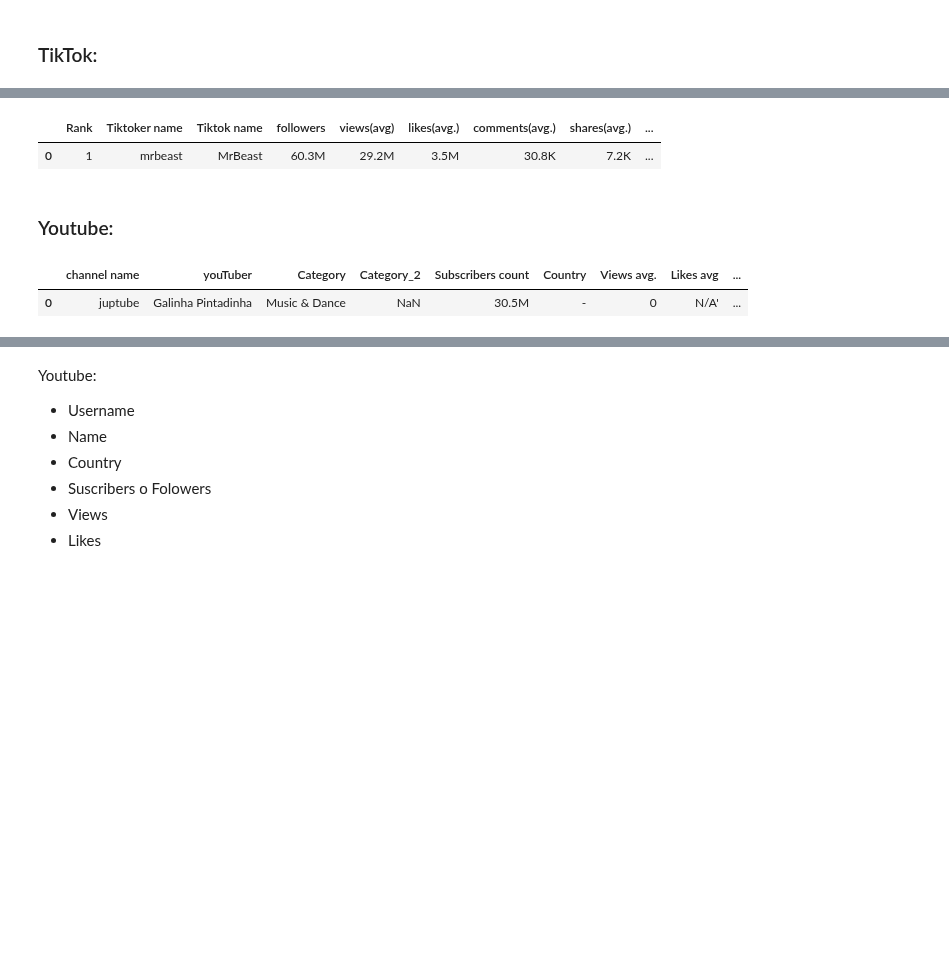
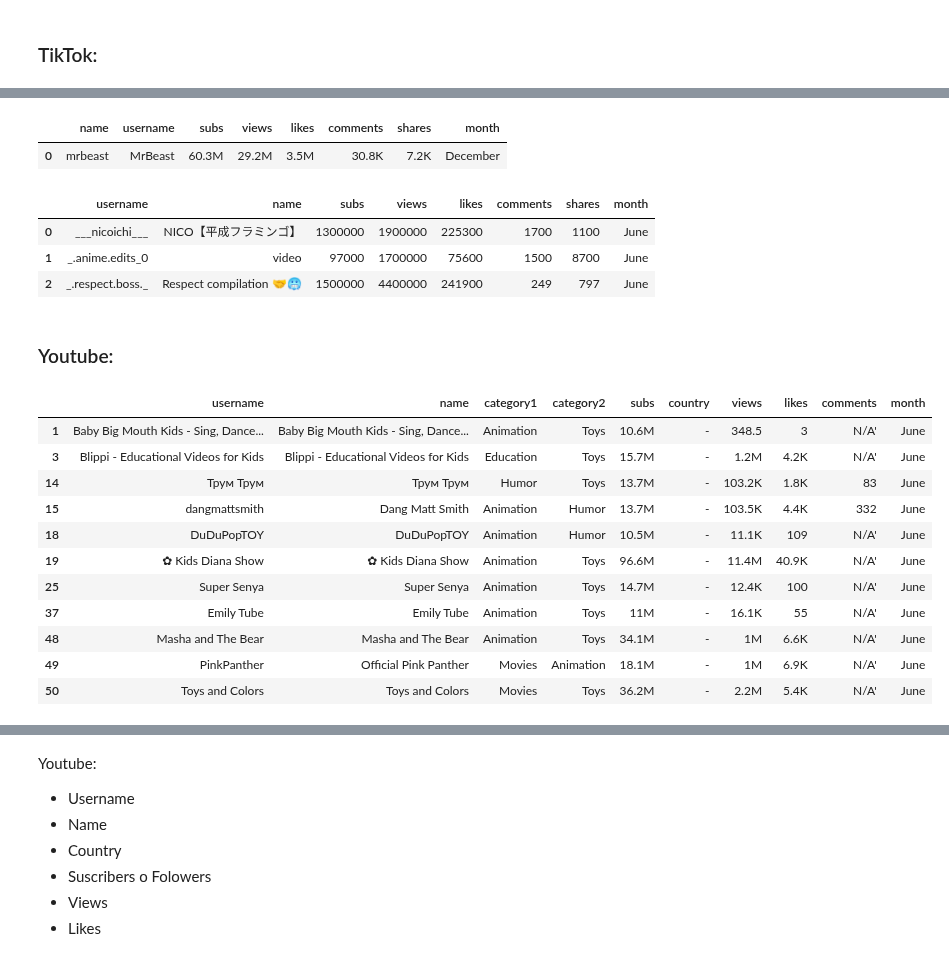
Before and after one commit to MarioChvx/ciencia_de_datos_PAMBAZO, a Jupyter notebook: proyectos/Proyecto4/socialnetworks.ipynb, the cells around one changed output, grey strips where cells are left out. Cells and saved outputs as stored; diff of their text form; code cells hidden in the pictures; blank space fills up the shorter version.

Commit message:
Tiktok - 6, Youtube errores

```diff
--- a/proyectos/Proyecto4/socialnetworks.ipynb
+++ b/proyectos/Proyecto4/socialnetworks.ipynb
@@ -144,7 +180,20 @@ tt_nov.head(1)
 # %%
-tt_dec= pd.read_csv('DATA/TIKTOKDEC2022.csv')
-tt_dec = tt_dec.assign(Month='December')
+tt_dec = (
+    pd.read_csv('DATA/TIKTOKDEC2022.csv')
+    .assign(Month='December')
+    .rename(columns={
+        "Tiktoker name": "name",
+        "Tiktok name":"username",
+        "followers": "subs",
+        "views(avg)": "views",
+        "likes(avg.)": "likes",
+        "comments(avg.)": "comments",
+        "shares(avg.)": "shares",
+        "Month": "month"
+    })
+    .drop("Rank", axis=1)
+)
 tt_dec.head(1)
 # %% [output]
-|  | Rank | Tiktoker name | Tiktok name | followers | views(avg) | likes(avg.) | comments(avg.) | shares(avg.) | ... |
-| 0 | 1 | mrbeast | MrBeast | 60.3M | 29.2M | 3.5M | 30.8K | 7.2K | ... |
+|  | name | username | subs | views | likes | comments | shares | month |
+| 0 | mrbeast | MrBeast | 60.3M | 29.2M | 3.5M | 30.8K | 7.2K | December |
@@ -151,10 +211,47 @@ tt_dec.head(1)
+# %%
+tt_months = (
+    pd.concat([tt_june, tt_sep, tt_nov, tt_dec], ignore_index=True)
+    .drop_duplicates()
+)
+
+tt_months.head(3)
+# %% [output]
+|  | username | name | subs | views | likes | comments | shares | month |
+| 0 | ___nicoichi___ | NICO【平成フラミンゴ】 | 1300000 | 1900000 | 225300 | 1700 | 1100 | June |
+| 1 | _.anime.edits_0 | video | 97000 | 1700000 | 75600 | 1500 | 8700 | June |
+| 2 | _.respect.boss._ | Respect compilation 🤝🥶 | 1500000 | 4400000 | 241900 | 249 | 797 | June |
 # %% [markdown]
 ### Youtube:
 # %%
-y_june= pd.read_csv('DATA/youtubejune2022.csv')
-y_june = y_june.assign(Month='June')
-y_june.head(1)
+y_june = (
+    pd.read_csv('DATA/youtubejune2022.csv')
+    .assign(Month='June')
+    .rename(columns={
+        "channel name": "username",
+        "youTuber":"name",
+        "Category": "category1",
+        "Category_2": "category2",
+        "Subscribers count": "subs",
+        "Country": "country",
+        "Views avg.": "views",
+        "Likes avg": "likes",
+        "Comments avg.": "comments",
+        "Month": "month"
+    })
+    .dropna()
+)
+y_june.head(11)
 # %% [output]
-|  | channel name | youTuber | Category | Category_2 | Subscribers count | Country | Views avg. | Likes avg | ... |
-| 0 | juptube | Galinha Pintadinha | Music & Dance | NaN | 30.5M | - | 0 | N/A' | ... |
+|  | username | name | category1 | category2 | subs | country | views | likes | comments | month |
+| 1 | Baby Big Mouth Kids - Sing, Dance... | Baby Big Mouth Kids - Sing, Dance... | Animation | Toys | 10.6M | - | 348.5 | 3 | N/A' | June |
+| 3 | Blippi - Educational Videos for Kids | Blippi - Educational Videos for Kids | Education | Toys | 15.7M | - | 1.2M | 4.2K | N/A' | June |
+| 14 | Трум Трум | Трум Трум | Humor | Toys | 13.7M | - | 103.2K | 1.8K | 83 | June |
+| 15 | dangmattsmith | Dang Matt Smith | Animation | Humor | 13.7M | - | 103.5K | 4.4K | 332 | June |
+| 18 | DuDuPopTOY | DuDuPopTOY | Animation | Humor | 10.5M | - | 11.1K | 109 | N/A' | June |
+| 19 | ✿ Kids Diana Show | ✿ Kids Diana Show | Animation | Toys | 96.6M | - | 11.4M | 40.9K | N/A' | June |
+| 25 | Super Senya | Super Senya | Animation | Toys | 14.7M | - | 12.4K | 100 | N/A' | June |
+| 37 | Emily Tube | Emily Tube | Animation | Toys | 11M | - | 16.1K | 55 | N/A' | June |
+| 48 | Masha and The Bear | Masha and The Bear | Animation | Toys | 34.1M | - | 1M | 6.6K | N/A' | June |
+| 49 | PinkPanther | Official Pink Panther | Movies | Animation | 18.1M | - | 1M | 6.9K | N/A' | June |
+| 50 | Toys and Colors | Toys and Colors | Movies | Toys | 36.2M | - | 2.2M | 5.4K | N/A' | June |
 # %%
```
Also changed, not shown: parts of 37 cells of this notebook.
